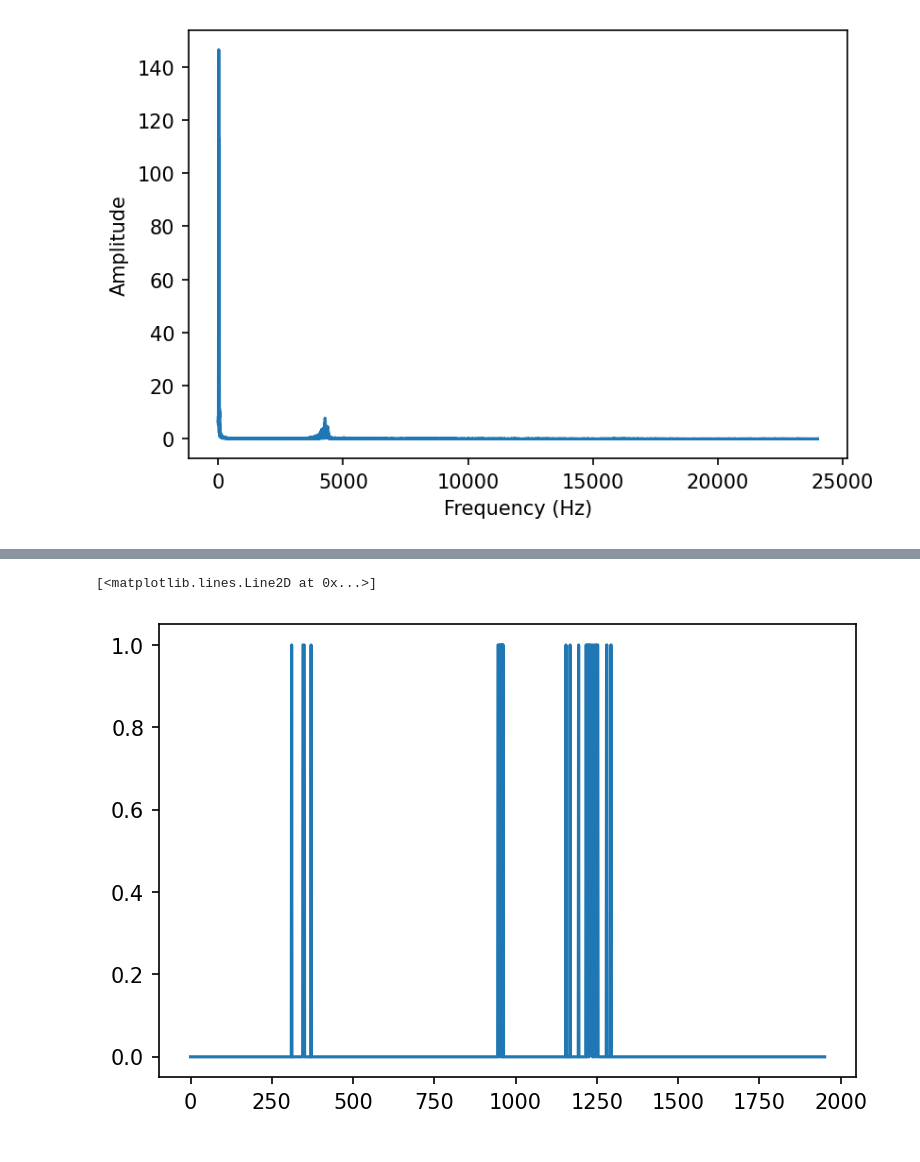
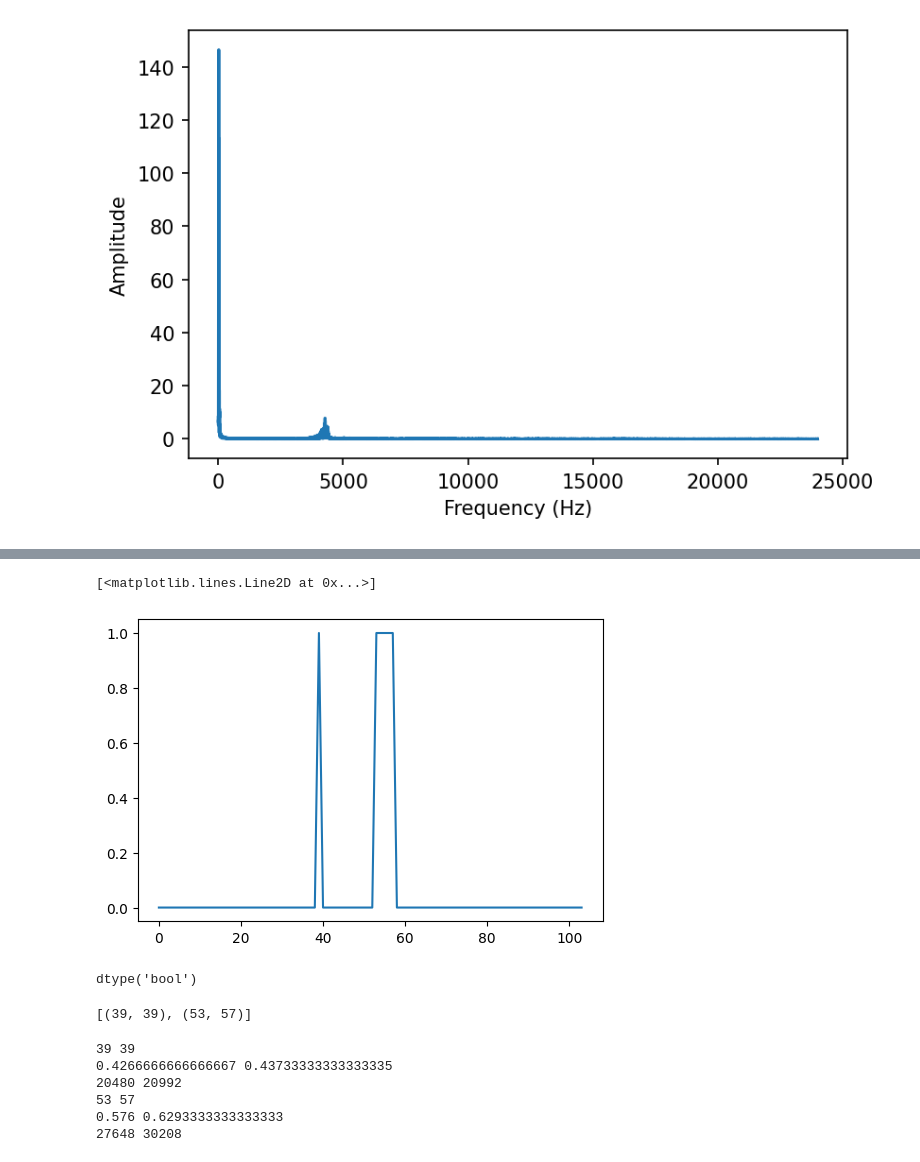
Before and after one commit to aaalgo/animal_nlp, a Jupyter notebook: fft_and_spectrogram.ipynb, the cells around one changed output, grey strips where cells are left out. Saved outputs shown, nothing was run; the diff lists cells and outputs as text; code cells hidden in the pictures.

```diff
--- a/fft_and_spectrogram.ipynb
+++ b/fft_and_spectrogram.ipynb
@@ -6,6 +6,6 @@ import matplotlib.pyplot as plt
 from scipy.io import wavfile
 from scipy import signal
 
-matplotlib.rcParams['figure.dpi'] = 150
+matplotlib.rcParams['figure.dpi'] = 100
 # %%
 samplerate, wav2 = wavfile.read('chicks/short.wav')
@@ -45,8 +53,8 @@ plt.show()
 
 # load the long audio file
 
-samplerate, wav2 = wavfile.read('chicks/audio/0.wav')
-wav = wav2[:,0]
-wav.shape
-wav = wav[:1000000]
+#samplerate, wav2 = wavfile.read('chicks/audio/0.wav')
+#wav = wav2[:,0]
+#wav.shape
+#wav = wav[:1000000]
 # %%
@@ -74,5 +92,10 @@ plt.plot(total)
 # %%
-plt.plot( total > 2000)
+th = (total > 0.1 * 1e7).astype(np.float32)
+plt.plot(th)
 # %% [output]
 [<matplotlib.lines.Line2D at 0x...>]
-[figure, old version]
+[figure, new version]
+# %%
+th.dtype   # bool [false/0, true/1]
+# %% [output]
+dtype('bool')
@@ -78,0 +107,28 @@ plt.plot( total > 2000)
+# %%
+ranges
+# %% [output]
+[(39, 39), (53, 57)]
+# %%
+# t: time offset
+i = 0
+for (begin, end) in ranges:
+    print(begin,end)
+    seg = th[begin:(end+1)]
+    begin_time = t[begin]
+    end_time = t[end+1]
+    print(begin_time, end_time)
+
+    off_begin = round(begin_time * samplerate)
+    off_end = round(end_time * samplerate)
+    print(off_begin, off_end)
+
+    audio_segment = wav[off_begin:off_end]
+    wavfile.write("audio_seg%d.wav" % i, samplerate, seg)
+    i = i + 1
+# %% [output]
+39 39
+0.4266666666666667 0.43733333333333335
+20480 20992
+53 57
+0.576 0.6293333333333333
+27648 30208
```
Also changed, not shown: parts of 12 cells of this notebook, 3 other files.
